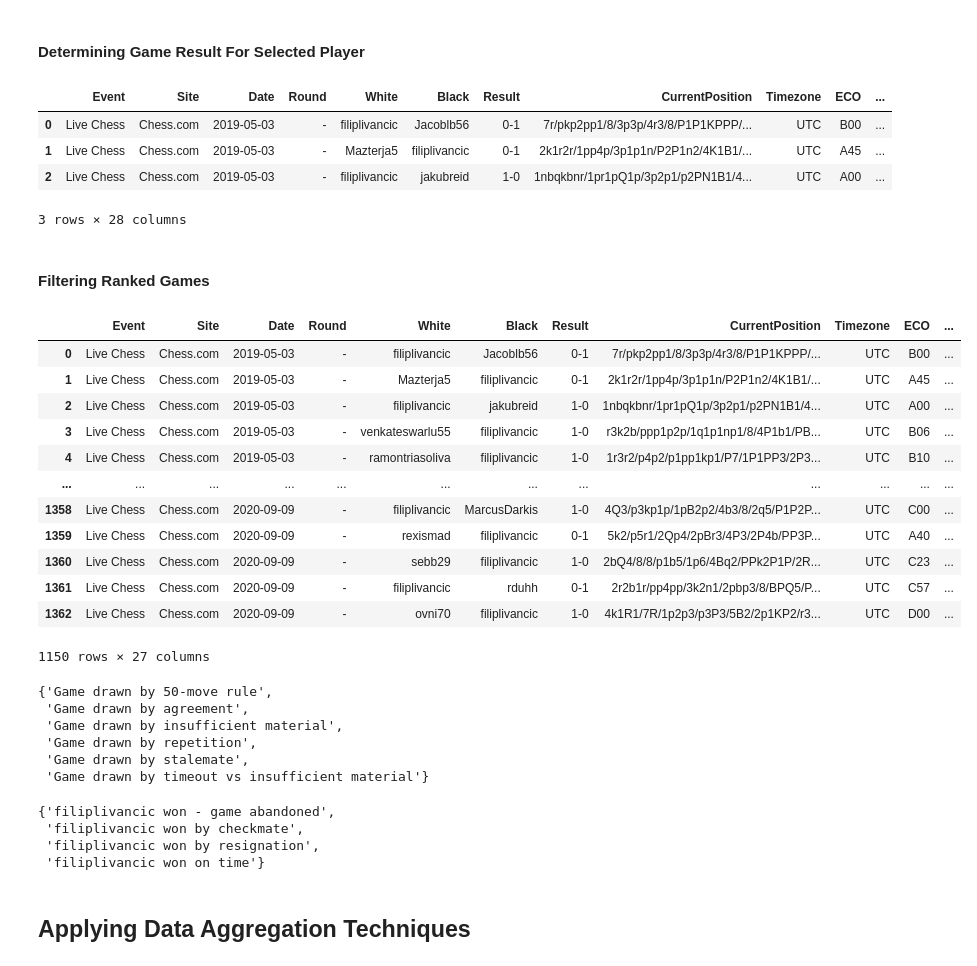
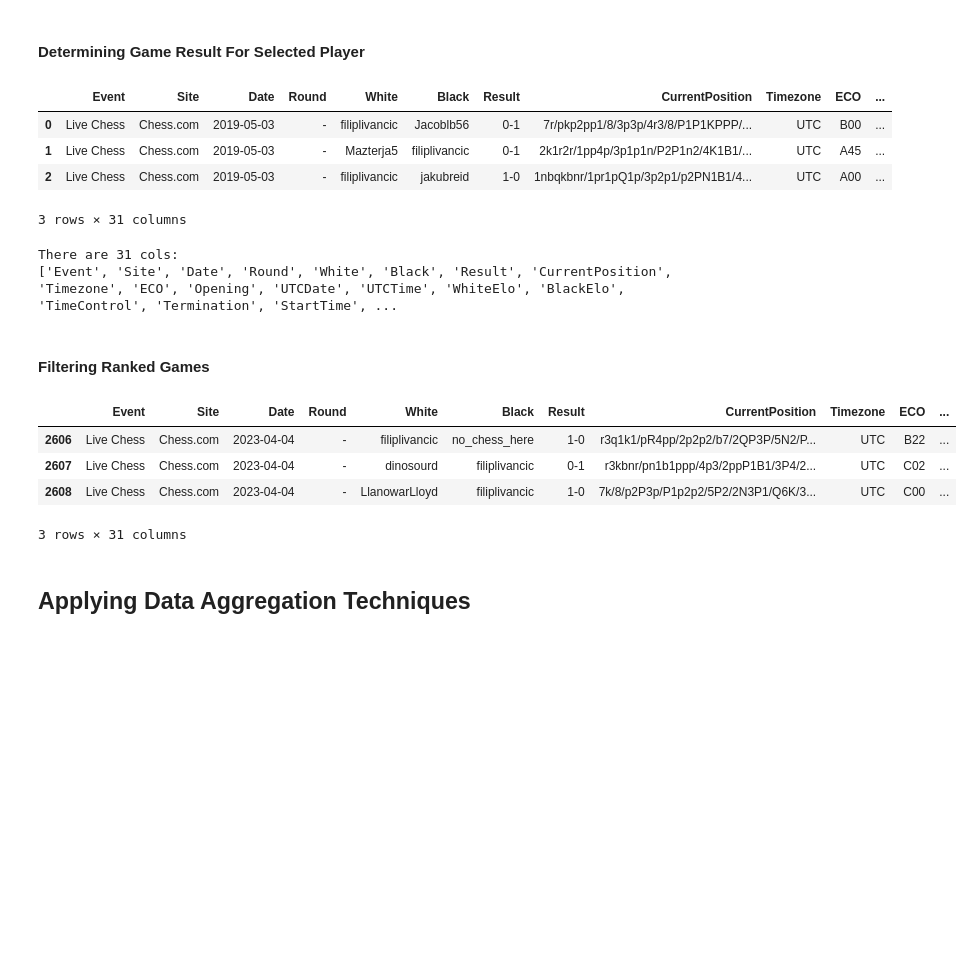
Before and after one commit to Filpill/chess_analysis, a Jupyter notebook: chess_analysis_v2.ipynb, the cells around one changed output. Cells and saved outputs as stored; diff of their text form; code cells hidden in the pictures; blank space fills up the shorter version.

Commit message:
opening and time of day analytics

```diff
--- a/chess_analysis_v2.ipynb
+++ b/chess_analysis_v2.ipynb
@@ -204,4 +202,5 @@ df_pgn.head(3)
 # %%
 df_pgn['ECOUrl'] = df_pgn['ECOUrl'].str.replace('https://www.chess.com/openings/','',regex=True)
 df_pgn['ECOUrl'] = df_pgn['ECOUrl'].str.replace('-',' ',regex=True)
-df_pgn['ECOUrl']
+if 'ECOUrl' in df_pgn.columns:
+    df_pgn.rename(columns={'ECOUrl':'Opening'},inplace=True)
@@ -224,6 +211,8 @@ Name: ECOUrl, Length: 2521, dtype: object
 # # Converting to Datetime Format
 df_pgn['Date'] = pd.to_datetime(df_pgn['Date'])
 df_pgn['EndDate'] = pd.to_datetime(df_pgn['EndDate'])
+df_pgn['Hour'] = df_pgn['EndTime'].str.slice(stop=2)
+df_pgn['Day Name'] = df_pgn['Date'].dt.day_name()
 # %% [markdown]
 #### Merging chess pgn dataframe back into the main dataframe via the game url/link
 # %%
@@ -248,7 +232,7 @@ state_list = ['50-move rule','agreement','by timeout vs insufficient material','
 for words in df_original['Termination']:
 
     #Win/Loss/Draw
-    if 'filiplivancic won' in words:
+    if f'{player} won' in words:
         result_list.append('Win')
     elif 'drawn' in words:
         result_list.append('Draw')
@@ -269,4 +253,4 @@ df_original[:3]
 | 0 | Live Chess | Chess.com | 2019-05-03 | - | filiplivancic | Jacoblb56 | 0-1 | 7r/pkp2pp1/8/3p3p/4r3/8/P1P1KPPP/... | UTC | B00 | ... |
 | 1 | Live Chess | Chess.com | 2019-05-03 | - | Mazterja5 | filiplivancic | 0-1 | 2k1r2r/1pp4p/3p1p1n/P2P1n2/4K1B1/... | UTC | A45 | ... |
 | 2 | Live Chess | Chess.com | 2019-05-03 | - | filiplivancic | jakubreid | 1-0 | 1nbqkbnr/1pr1pQ1p/3p2p1/p2PN1B1/4... | UTC | A00 | ... |
-3 rows × 28 columns
+3 rows × 31 columns
@@ -275,49 +257,34 @@ df_original.to_csv('chekqeqw.csv')
+# %%
+print(f'There are {df_original.shape[1]} cols:\n{list(df_original.columns)}')
+# %% [output]
+There are 31 cols:
+['Event', 'Site', 'Date', 'Round', 'White', 'Black', 'Result', 'CurrentPosition', 'Timezone', 'ECO', 'Opening', 'UTCDate', 'UTCTime', 'WhiteElo', 'BlackElo', 'TimeControl', 'Termination', 'StartTime', ...
 # %% [markdown]
 #### Filtering Ranked Games
 # %%
 # Filtering Down to Rated Games to specific time classifications
 df_blitz_600 = df_original.loc[
                                     (df_original['time_class']=='blitz')
                                   & (df_original['TimeControl']=='600')
                                   & (df_original['rated'] == True)
                                   ]
 
 df_blitz_180_2 = df_original.loc[
                                     (df_original['time_class']=='blitz')
                                   & (df_original['TimeControl']=='180+2')
                                   & (df_original['rated'] == True)
                                   ]
-df_blitz_600[:-3]
+
+df_blitz = df_original.loc[
+                                    (df_original['time_class']=='blitz')
+                                  & (df_original['rated'] == True)
+                                  ]
+df_blitz[-3:]
 # %% [output]
 |  | Event | Site | Date | Round | White | Black | Result | CurrentPosition | Timezone | ECO | ... |
-| 0 | Live Chess | Chess.com | 2019-05-03 | - | filiplivancic | Jacoblb56 | 0-1 | 7r/pkp2pp1/8/3p3p/4r3/8/P1P1KPPP/... | UTC | B00 | ... |
-| 1 | Live Chess | Chess.com | 2019-05-03 | - | Mazterja5 | filiplivancic | 0-1 | 2k1r2r/1pp4p/3p1p1n/P2P1n2/4K1B1/... | UTC | A45 | ... |
-| 2 | Live Chess | Chess.com | 2019-05-03 | - | filiplivancic | jakubreid | 1-0 | 1nbqkbnr/1pr1pQ1p/3p2p1/p2PN1B1/4... | UTC | A00 | ... |
-| 3 | Live Chess | Chess.com | 2019-05-03 | - | venkateswarlu55 | filiplivancic | 1-0 | r3k2b/ppp1p2p/1q1p1np1/8/4P1b1/PB... | UTC | B06 | ... |
-| 4 | Live Chess | Chess.com | 2019-05-03 | - | ramontriasoliva | filiplivancic | 1-0 | 1r3r2/p4p2/p1pp1kp1/P7/1P1PP3/2P3... | UTC | B10 | ... |
-| ... | ... | ... | ... | ... | ... | ... | ... | ... | ... | ... | ... |
-| 1358 | Live Chess | Chess.com | 2020-09-09 | - | filiplivancic | MarcusDarkis | 1-0 | 4Q3/p3kp1p/1pB2p2/4b3/8/2q5/P1P2P... | UTC | C00 | ... |
-| 1359 | Live Chess | Chess.com | 2020-09-09 | - | rexismad | filiplivancic | 0-1 | 5k2/p5r1/2Qp4/2pBr3/4P3/2P4b/PP3P... | UTC | A40 | ... |
-| 1360 | Live Chess | Chess.com | 2020-09-09 | - | sebb29 | filiplivancic | 1-0 | 2bQ4/8/8/p1b5/1p6/4Bq2/PPk2P1P/2R... | UTC | C23 | ... |
-| 1361 | Live Chess | Chess.com | 2020-09-09 | - | filiplivancic | rduhh | 0-1 | 2r2b1r/pp4pp/3k2n1/2pbp3/8/BPQ5/P... | UTC | C57 | ... |
-| 1362 | Live Chess | Chess.com | 2020-09-09 | - | ovni70 | filiplivancic | 1-0 | 4k1R1/7R/1p2p3/p3P3/5B2/2p1KP2/r3... | UTC | D00 | ... |
+| 2606 | Live Chess | Chess.com | 2023-04-04 | - | filiplivancic | no_chess_here | 1-0 | r3q1k1/pR4pp/2p2p2/b7/2QP3P/5N2/P... | UTC | B22 | ... |
+| 2607 | Live Chess | Chess.com | 2023-04-04 | - | dinosourd | filiplivancic | 0-1 | r3kbnr/pn1b1ppp/4p3/2ppP1B1/3P4/2... | UTC | C02 | ... |
+| 2608 | Live Chess | Chess.com | 2023-04-04 | - | LlanowarLloyd | filiplivancic | 1-0 | 7k/8/p2P3p/P1p2p2/5P2/2N3P1/Q6K/3... | UTC | C00 | ... |
-1150 rows × 27 columns
+3 rows × 31 columns
-# %%
-set([words for words in df_original['Termination'] if 'drawn' in words])
-[]
-# %% [output]
-{'Game drawn by 50-move rule',
- 'Game drawn by agreement',
- 'Game drawn by insufficient material',
- 'Game drawn by repetition',
- 'Game drawn by stalemate',
- 'Game drawn by timeout vs insufficient material'}
-# %%
-set([words for words in df_original['Termination'] if 'filiplivancic' in words])
-# %% [output]
-{'filiplivancic won - game abandoned',
- 'filiplivancic won by checkmate',
- 'filiplivancic won by resignation',
- 'filiplivancic won on time'}
 # %% [markdown]
 ## Applying Data Aggregation Techniques
```
Also changed, not shown: parts of 15 cells of this notebook.
